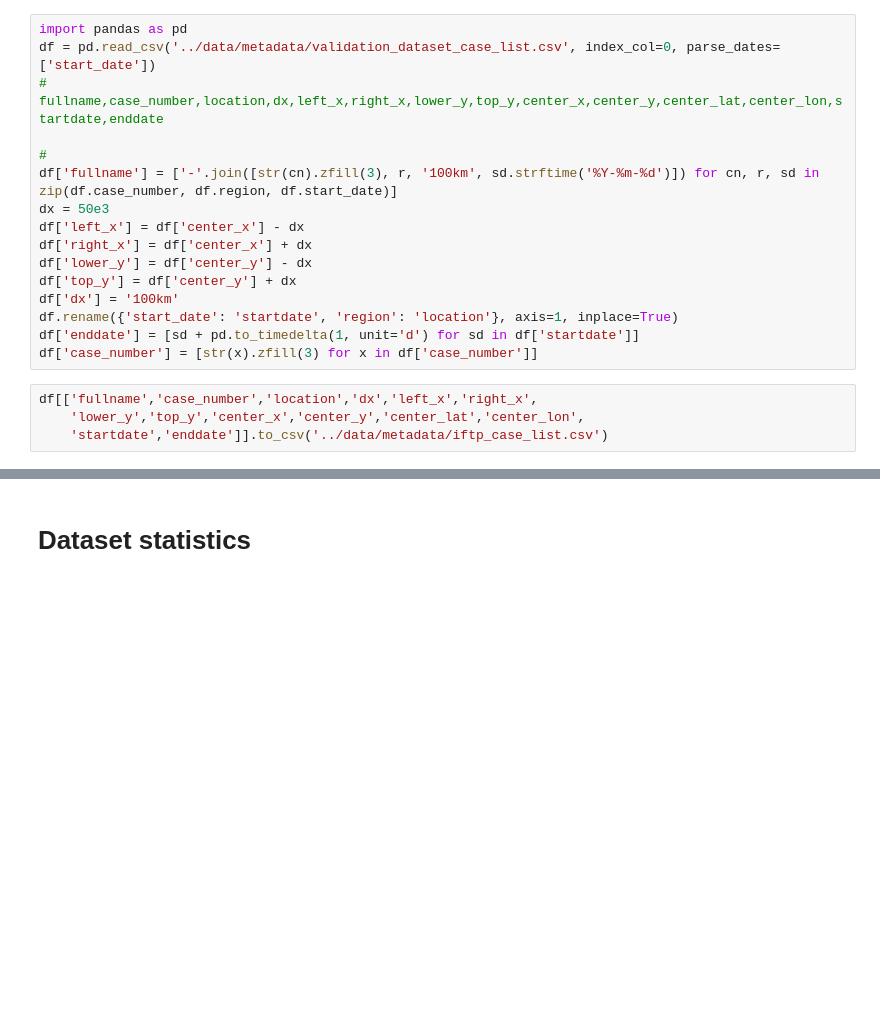
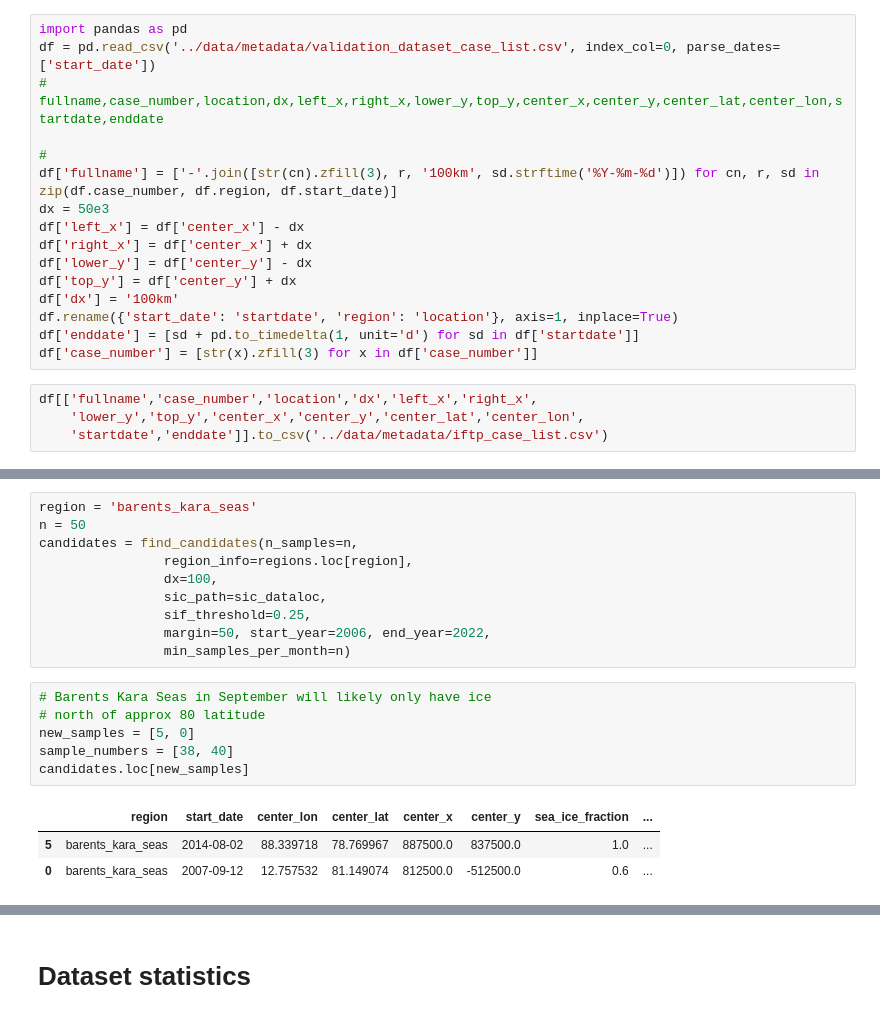
Before and after one commit to danielmwatkins/eval_seg, a Jupyter notebook: notebooks/sample_selection.ipynb, the cells around one changed output, grey strips where cells are left out. Drawn from its saved outputs; the diff is of its cells as text; blank space fills up the shorter version.

```diff
--- a/notebooks/sample_selection.ipynb
+++ b/notebooks/sample_selection.ipynb
@@ -661,0 +706,20 @@ df[['fullname','case_number','location','dx','left_x','right_x',
+# %%
+region = 'barents_kara_seas'
+n = 50
+candidates = find_candidates(n_samples=n,
+                region_info=regions.loc[region],
+                dx=100,
+                sic_path=sic_dataloc,
+                sif_threshold=0.25,
+                margin=50, start_year=2006, end_year=2022,
+                min_samples_per_month=n)
+# %%
+# Barents Kara Seas in September will likely only have ice
+# north of approx 80 latitude
+new_samples = [5, 0]
+sample_numbers = [38, 40]
+candidates.loc[new_samples]
+# %% [output]
+|  | region | start_date | center_lon | center_lat | center_x | center_y | sea_ice_fraction | ... |
+| 5 | barents_kara_seas | 2014-08-02 | 88.339718 | 78.769967 | 887500.0 | 837500.0 | 1.0 | ... |
+| 0 | barents_kara_seas | 2007-09-12 | 12.757532 | 81.149074 | 812500.0 | -512500.0 | 0.6 | ... |
```
Also changed, not shown: parts of 17 cells of this notebook, 2 other files.
